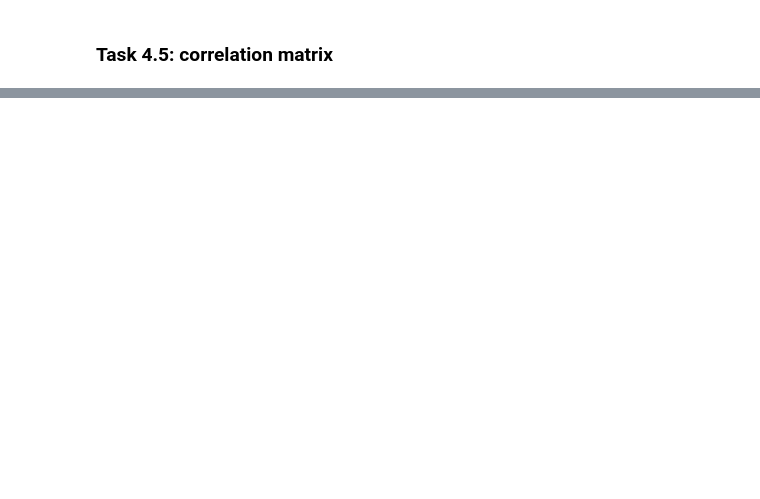
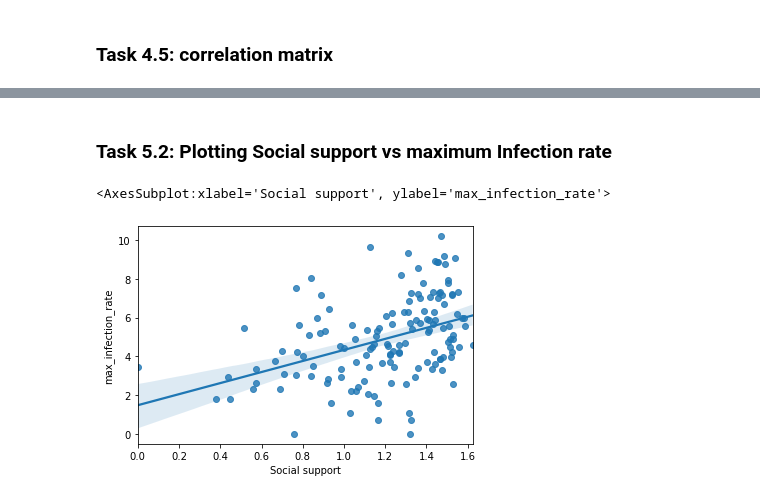
Before and after one commit to ThuanHLe/Python_Project, a Jupyter notebook: Covid_19_Data_Analysis.ipynb, the cells around one changed output, grey strips where cells are left out. Drawn from its saved outputs; the diff is of its cells as text; code cells hidden in the pictures; blank space fills up the shorter version.

```diff
--- a/Covid_19_Data_Analysis.ipynb
+++ b/Covid_19_Data_Analysis.ipynb
@@ -304,0 +329,9 @@ join_df.corr()
+# %% [markdown]
+### Task 5.2: Plotting Social support vs maximum Infection rate
+# %%
+x = join_df["Social support"]
+y = join_df["max_infection_rate"]
+sns.regplot(x,np.log(y))
+# %% [output]
+<AxesSubplot:xlabel='Social support', ylabel='max_infection_rate'>
+[figure, added]
```
Also changed, not shown: parts of 8 cells of this notebook.
